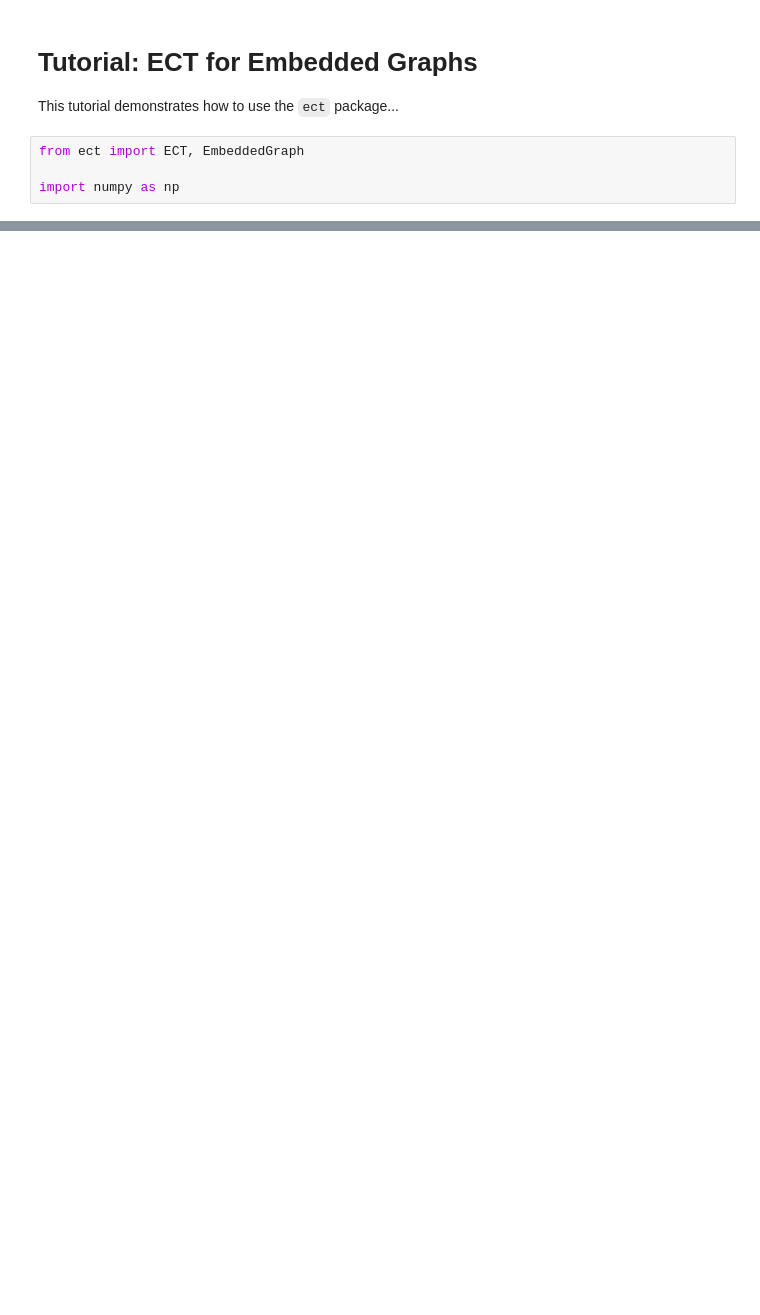
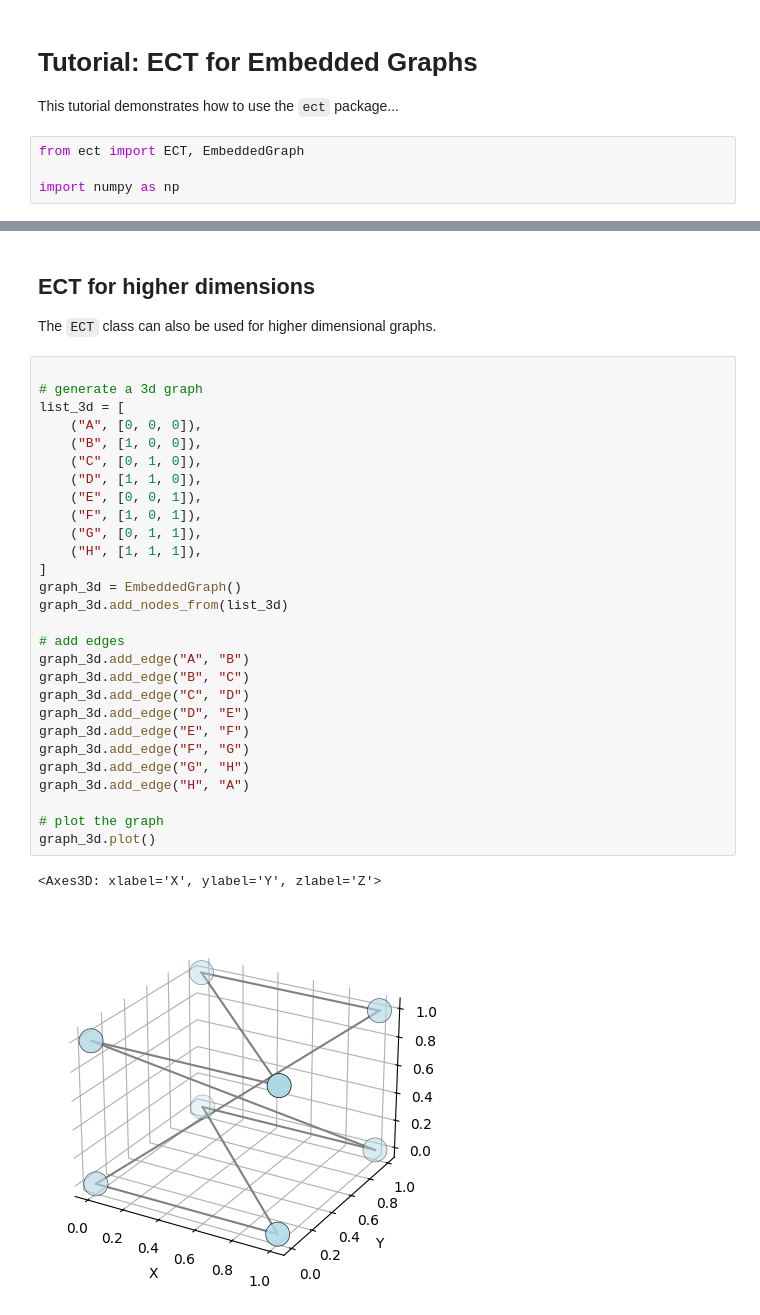
Before and after one commit to MunchLab/ect, a Jupyter notebook: doc_source/notebooks/tutorial_graph.ipynb, the cells around one changed output, grey strips where cells are left out. Cells and saved outputs as stored; diff of their text form; blank space fills up the shorter version.

```diff
--- a/doc_source/notebooks/tutorial_graph.ipynb
+++ b/doc_source/notebooks/tutorial_graph.ipynb
@@ -109,0 +170,37 @@ sect.plot()
+# %% [markdown]
+ ## ECT for higher dimensions
+
+
+
+ The `ECT` class can also be used for higher dimensional graphs.
+# %%
+
+# generate a 3d graph
+list_3d = [
+    ("A", [0, 0, 0]),
+    ("B", [1, 0, 0]),
+    ("C", [0, 1, 0]),
+    ("D", [1, 1, 0]),
+    ("E", [0, 0, 1]),
+    ("F", [1, 0, 1]),
+    ("G", [0, 1, 1]),
+    ("H", [1, 1, 1]),
+]
+graph_3d = EmbeddedGraph()
+graph_3d.add_nodes_from(list_3d)
+
+# add edges
+graph_3d.add_edge("A", "B")
+graph_3d.add_edge("B", "C")
+graph_3d.add_edge("C", "D")
+graph_3d.add_edge("D", "E")
+graph_3d.add_edge("E", "F")
+graph_3d.add_edge("F", "G")
+graph_3d.add_edge("G", "H")
+graph_3d.add_edge("H", "A")
+
+# plot the graph
+graph_3d.plot()
+# %% [output]
+<Axes3D: xlabel='X', ylabel='Y', zlabel='Z'>
+[figure, added]
```
Also changed, not shown: parts of 27 cells of this notebook.
